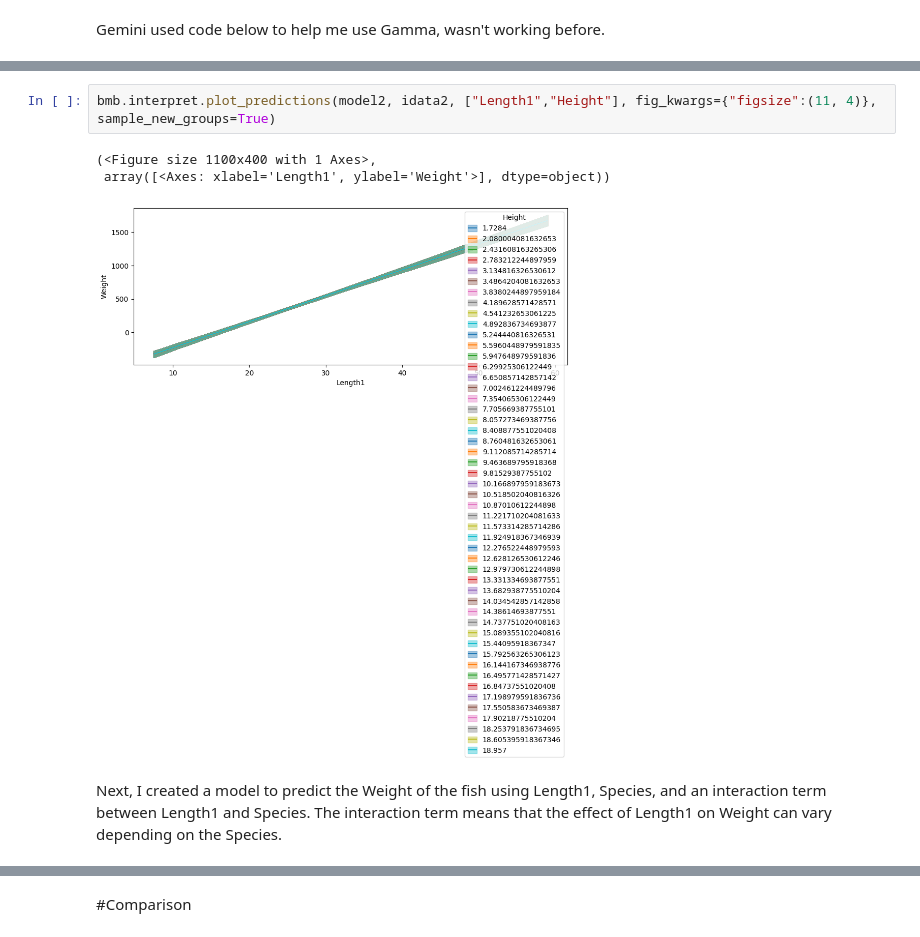
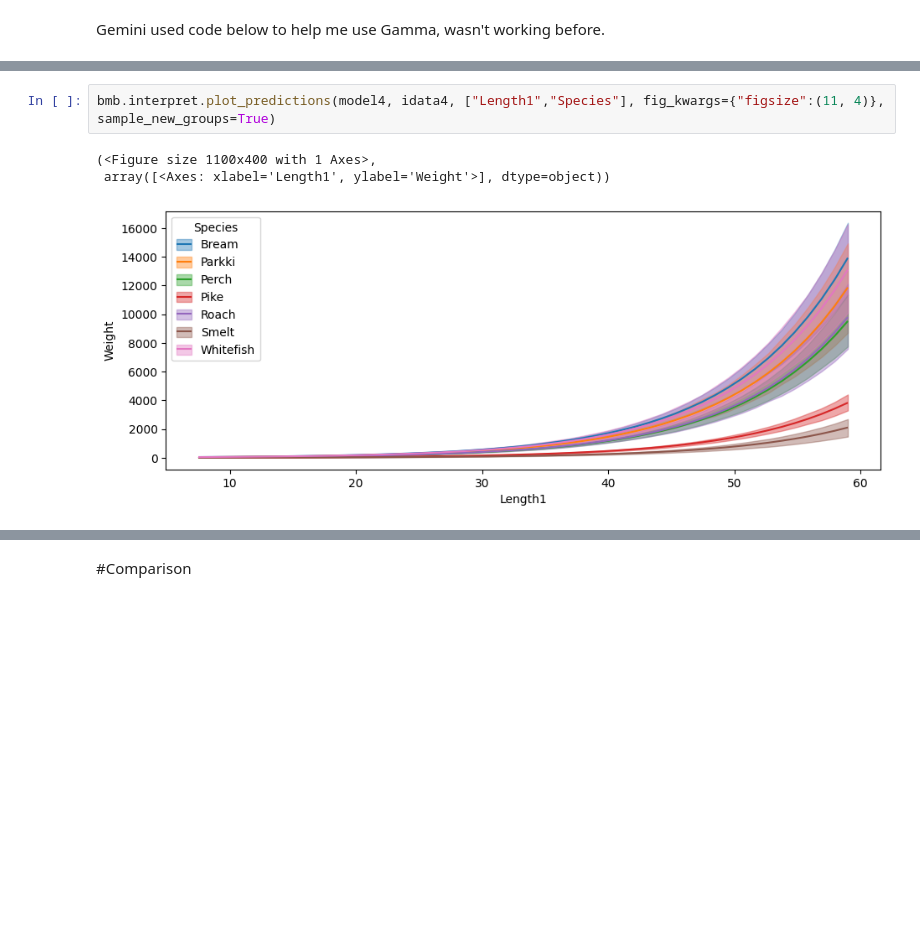
Before and after one commit to LuciusMelillo09/DataScience, a Jupyter notebook: Unit6/Luci_MeliUnit6Project.ipynb, the cells around one changed output, grey strips where cells are left out. Cells and saved outputs as stored; diff of their text form; blank space fills up the shorter version.

```diff
--- a/Unit6/Luci_MeliUnit6Project.ipynb
+++ b/Unit6/Luci_MeliUnit6Project.ipynb
@@ -122,8 +132,6 @@ idata2 = model2.fit(idata_kwargs={'log_likelihood': True})
 # %%
-bmb.interpret.plot_predictions(model2, idata2, ["Length1","Height"], fig_kwargs={"figsize":(11, 4)}, sample_new_groups=True)
+bmb.interpret.plot_predictions(model4, idata4, ["Length1","Species"], fig_kwargs={"figsize":(11, 4)}, sample_new_groups=True)
 # %% [output]
 (<Figure size 1100x400 with 1 Axes>,
  array([<Axes: xlabel='Length1', ylabel='Weight'>], dtype=object))
-[figure, old version]
+[figure, new version]
-# %% [markdown]
-Next, I created a model to predict the Weight of the fish using Length1, Species, and an interaction term between Length1 and Species. The interaction term means that the effect of Length1 on Weight can vary depending on the Species.
```
Also changed, not shown: parts of 26 cells of this notebook.
